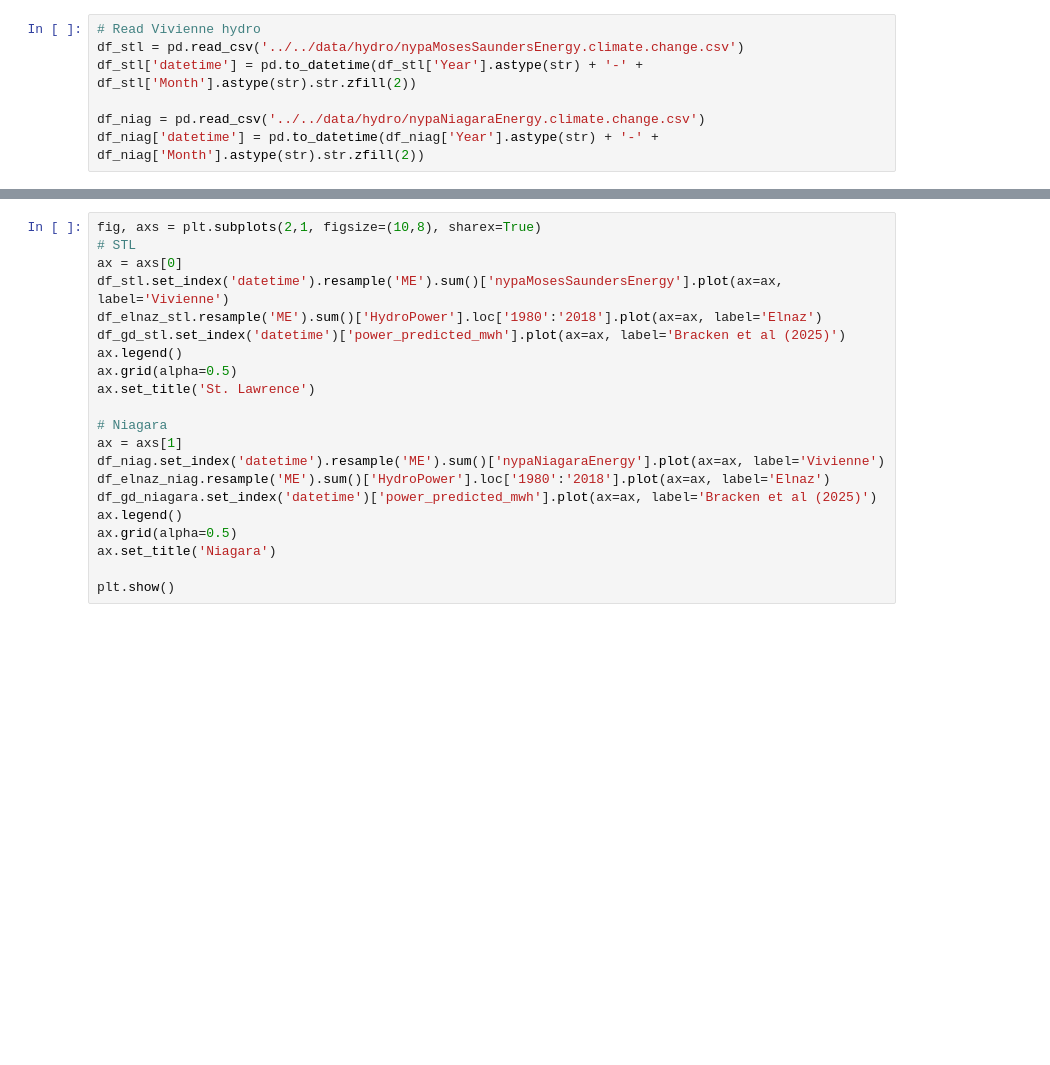
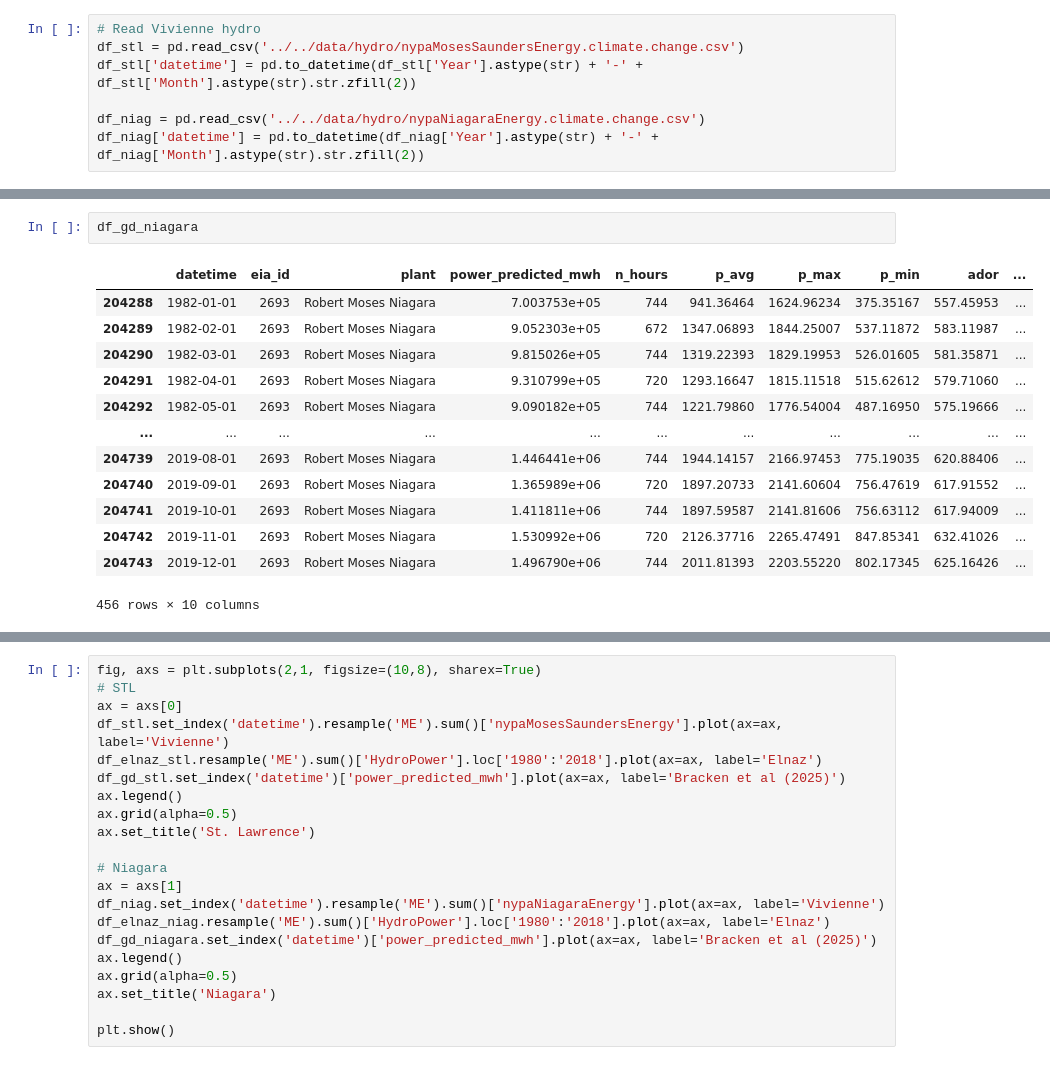
Before and after one commit to reyli4/acorn-julia, a Jupyter notebook: scripts/03_gen_modeling/hydro.ipynb, the cells around one changed output, grey strips where cells are left out. Drawn from its saved outputs; the diff is of its cells as text; blank space fills up the shorter version.

```diff
--- a/scripts/03_gen_modeling/hydro.ipynb
+++ b/scripts/03_gen_modeling/hydro.ipynb
@@ -50,0 +62,16 @@ See the caveats in the documentation: https://pandas.pydata.org/pandas-docs/stab
+# %%
+df_gd_niagara
+# %% [output]
+|  | datetime | eia_id | plant | power_predicted_mwh | n_hours | p_avg | p_max | p_min | ador | ... |
+| 204288 | 1982-01-01 | 2693 | Robert Moses Niagara | 7.003753e+05 | 744 | 941.36464 | 1624.96234 | 375.35167 | 557.45953 | ... |
+| 204289 | 1982-02-01 | 2693 | Robert Moses Niagara | 9.052303e+05 | 672 | 1347.06893 | 1844.25007 | 537.11872 | 583.11987 | ... |
+| 204290 | 1982-03-01 | 2693 | Robert Moses Niagara | 9.815026e+05 | 744 | 1319.22393 | 1829.19953 | 526.01605 | 581.35871 | ... |
+| 204291 | 1982-04-01 | 2693 | Robert Moses Niagara | 9.310799e+05 | 720 | 1293.16647 | 1815.11518 | 515.62612 | 579.71060 | ... |
+| 204292 | 1982-05-01 | 2693 | Robert Moses Niagara | 9.090182e+05 | 744 | 1221.79860 | 1776.54004 | 487.16950 | 575.19666 | ... |
+| ... | ... | ... | ... | ... | ... | ... | ... | ... | ... | ... |
+| 204739 | 2019-08-01 | 2693 | Robert Moses Niagara | 1.446441e+06 | 744 | 1944.14157 | 2166.97453 | 775.19035 | 620.88406 | ... |
+| 204740 | 2019-09-01 | 2693 | Robert Moses Niagara | 1.365989e+06 | 720 | 1897.20733 | 2141.60604 | 756.47619 | 617.91552 | ... |
+| 204741 | 2019-10-01 | 2693 | Robert Moses Niagara | 1.411811e+06 | 744 | 1897.59587 | 2141.81606 | 756.63112 | 617.94009 | ... |
+| 204742 | 2019-11-01 | 2693 | Robert Moses Niagara | 1.530992e+06 | 720 | 2126.37716 | 2265.47491 | 847.85341 | 632.41026 | ... |
+| 204743 | 2019-12-01 | 2693 | Robert Moses Niagara | 1.496790e+06 | 744 | 2011.81393 | 2203.55220 | 802.17345 | 625.16426 | ... |
+456 rows × 10 columns
```
Also changed, not shown: parts of 6 cells of this notebook, 12 other files.
